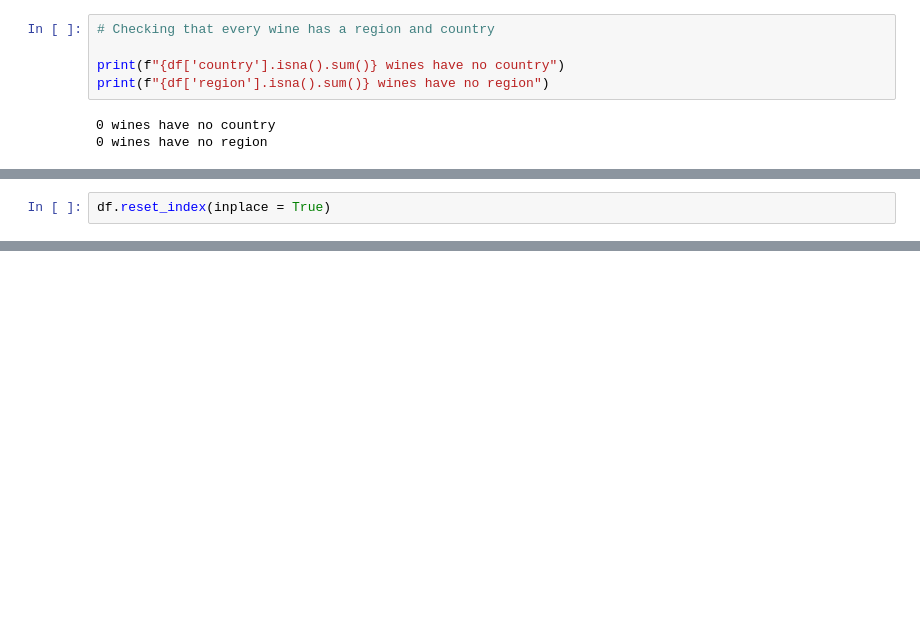
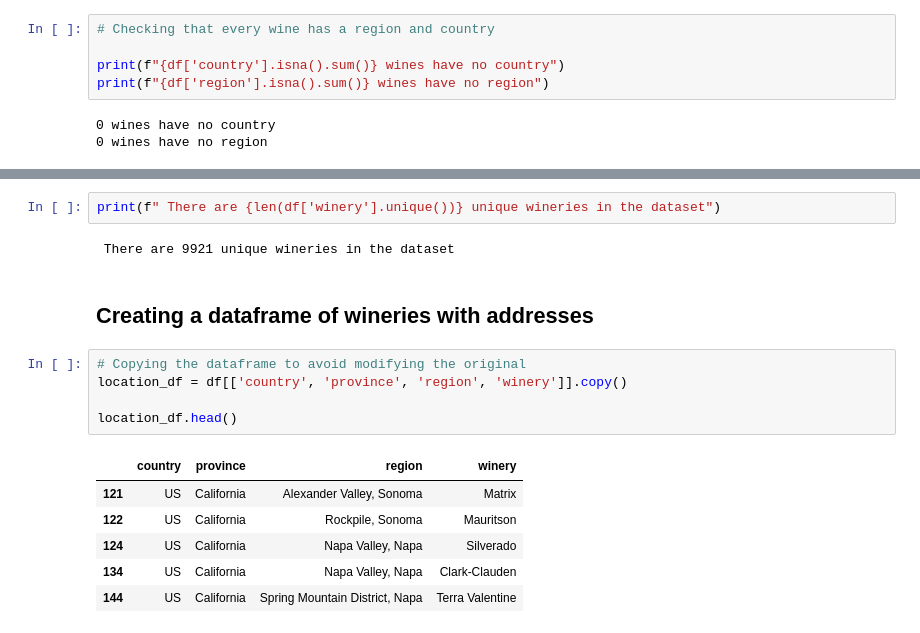
Before and after one commit to mercedesf17/Wine-Recommendation-System, a Jupyter notebook: Notebooks/Cleaning notebook.ipynb, the cells around one changed output, grey strips where cells are left out. Cells and saved outputs as stored; diff of their text form; blank space fills up the shorter version.

```diff
--- a/Notebooks/Cleaning notebook.ipynb
+++ b/Notebooks/Cleaning notebook.ipynb
@@ -467,2 +462,0 @@ df.head()
-# %%
-df.reset_index(inplace = True)
@@ -477,0 +463,18 @@ df.head()
+# %%
+print(f" There are {len(df['winery'].unique())} unique wineries in the dataset")
+# %% [output]
+ There are 9921 unique wineries in the dataset
+# %% [markdown]
+## Creating a dataframe of wineries with addresses
+# %%
+# Copying the dataframe to avoid modifying the original
+location_df = df[['country', 'province', 'region', 'winery']].copy()
+
+location_df.head()
+# %% [output]
+|  | country | province | region | winery |
+| 121 | US | California | Alexander Valley, Sonoma | Matrix |
+| 122 | US | California | Rockpile, Sonoma | Mauritson |
+| 124 | US | California | Napa Valley, Napa | Silverado |
+| 134 | US | California | Napa Valley, Napa | Clark-Clauden |
+| 144 | US | California | Spring Mountain District, Napa | Terra Valentine |
```
Also changed, not shown: parts of 13 cells of this notebook.
